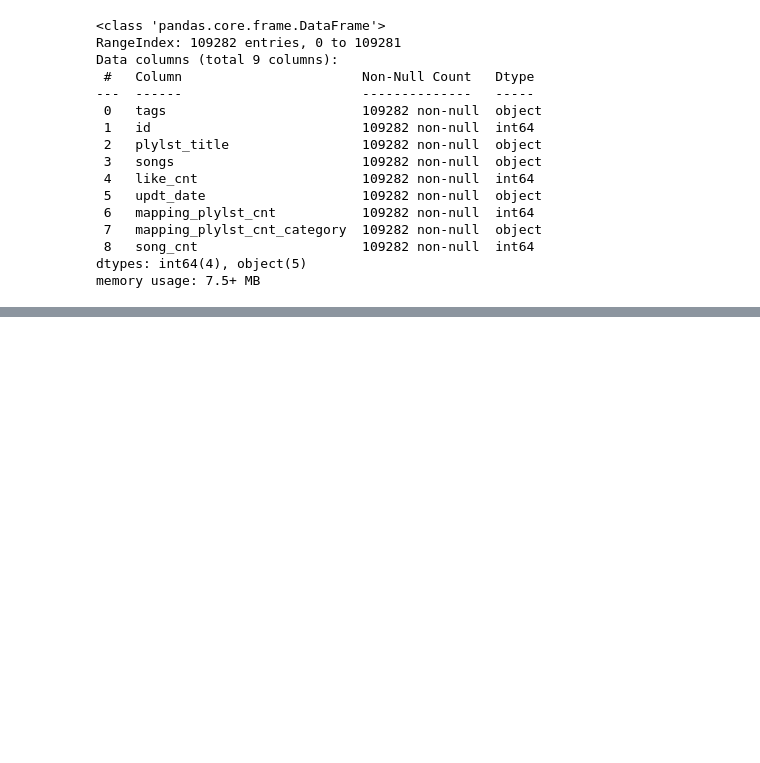
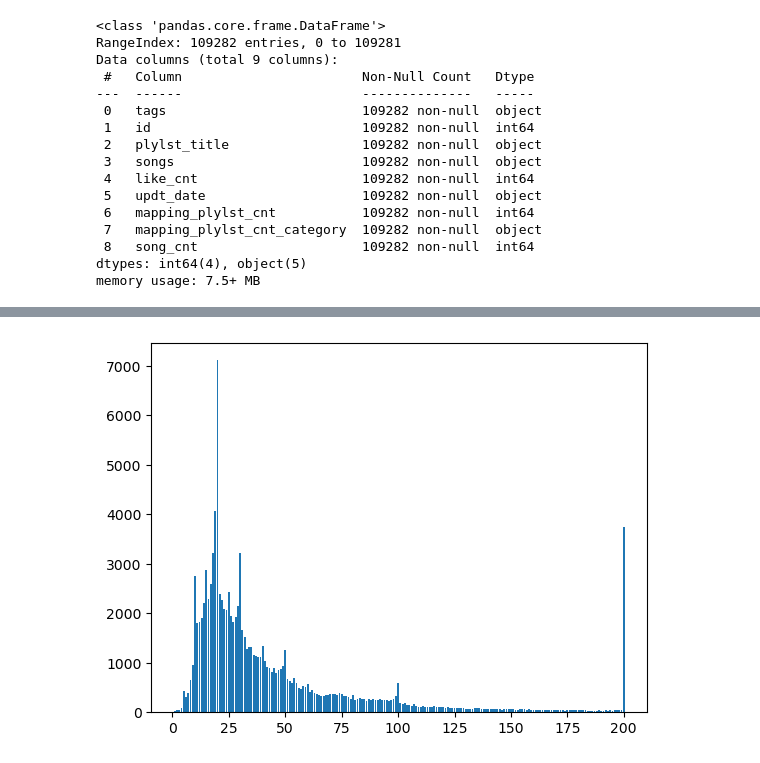
Before and after one commit to pulpo125/AIPlayer_Pling, a Jupyter notebook: 전처리_train_1~8.ipynb, the cells around one changed output, grey strips where cells are left out. Drawn from its saved outputs; the diff is of its cells as text; code cells hidden in the pictures; blank space fills up the shorter version.

```diff
--- a/전처리_train_0919.ipynb
+++ b/전처리_train_1~8.ipynb
@@ -775,0 +673,3 @@ sum(train_ply_cnt['ply_cnt'])
+# %%
+train = pd.read_json('./origin_data_modify/train_mod4.json', typ='frame')
+train.info()
@@ -775,0 +690,5 @@ sum(train_ply_cnt['ply_cnt'])
+# %%
+# songs 컬럼 리스트화 하기
+
+train['songs'] = train['songs'].apply(ast.literal_eval)
+type(train['songs'][0])
@@ -775,0 +697,4 @@ sum(train_ply_cnt['ply_cnt'])
+# %%
+# 플레이리스트의 곡 수 컬럼 추가
+train['songs_cnt'] = train['songs'].apply(lambda x : len(x))
+train.head()
@@ -775,0 +721,8 @@ sum(train_ply_cnt['ply_cnt'])
+# %%
+# 플레이리스트의 song 분포 확인
+
+train_song_cnt = train.groupby('songs_cnt').count()['id'].reset_index().rename(columns={'id':'ply_cnt'})
+train_song_cnt['cum_sum'] = train_song_cnt['ply_cnt'].cumsum()
+train_song_cnt['rate'] = train_song_cnt['ply_cnt'].apply(lambda x: x/train_song_cnt['ply_cnt'].sum()*100)
+train_song_cnt['cum_rate'] = train_song_cnt['rate'].cumsum()
+train_song_cnt
@@ -775,0 +743,5 @@ sum(train_ply_cnt['ply_cnt'])
+# %%
+plt.bar(train_song_cnt['songs_cnt'], train_song_cnt['ply_cnt'])
+plt.show()
+# %% [output]
+[figure, added]
```
Also changed, not shown: parts of 51 cells of this notebook, 6 other files.
